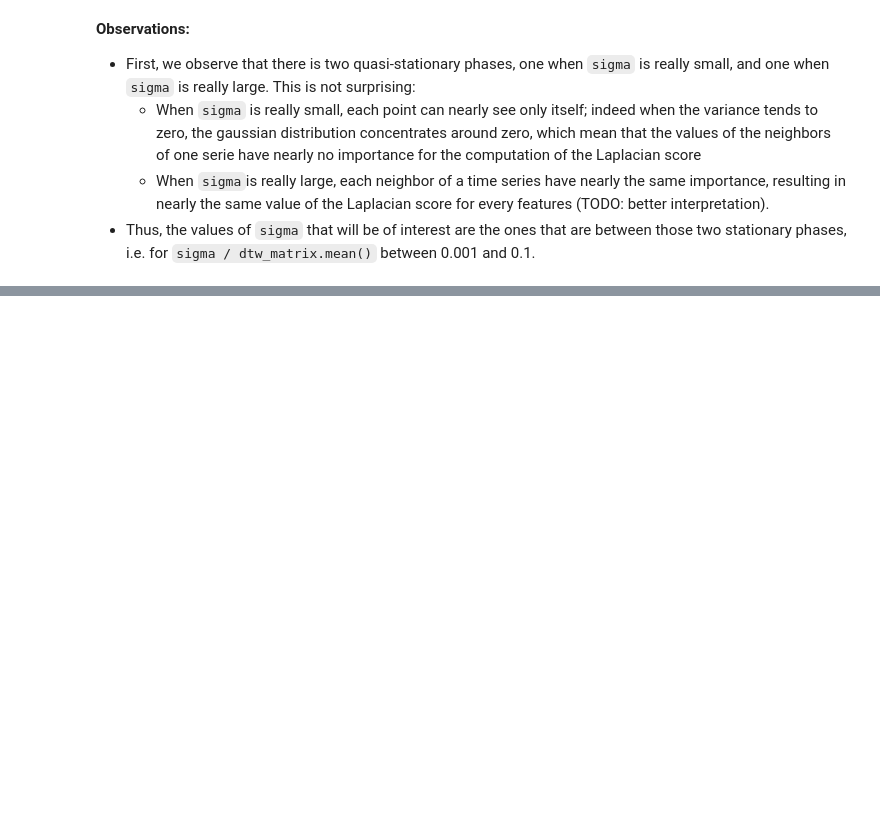
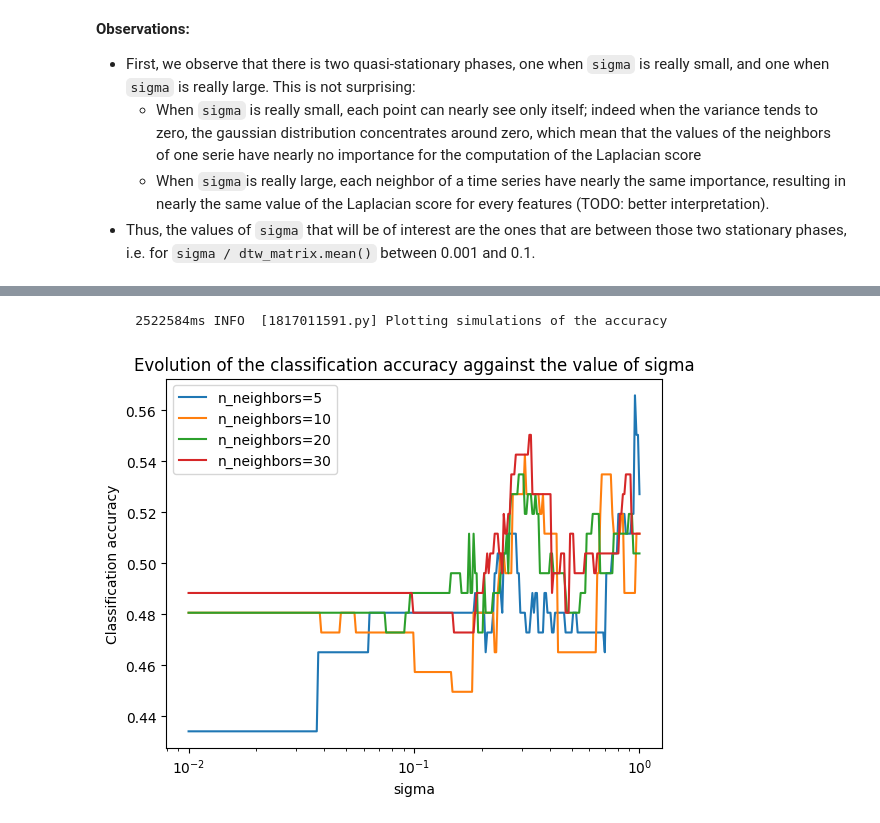
Before and after one commit to decarpentierg/laplacian-score-4-time-series, a Jupyter notebook: doc/evaluate_laplacian_score.ipynb, the cells around one changed output, grey strips where cells are left out. Saved outputs shown, nothing was run; the diff lists cells and outputs as text; code cells hidden in the pictures; blank space fills up the shorter version.

```diff
--- a/doc/evaluate_laplacian_score.ipynb
+++ b/doc/evaluate_laplacian_score.ipynb
@@ -141,33 +154,0 @@ Now, let's have a closer look of what happen for the performance for `sigma` bet
-# %%
-LOW = 1e-4
-HIGH = 1
-NB_POINT = 300
-N_FEATURES = 10
-N_NEIGHBORS = 20
-
-sigma_values = np.linspace(LOW, HIGH, NB_POINT)
-accuracy_values = list()
-
-for sigma in tqdm(sigma_values):
-    feature_selector = laplacian_score.LaplacianSelection(
-        dataset,
-        use_dtw=False,
-        sigma=dataset.ned_distance_matrix.mean() * sigma,
-        n_neighbors=N_NEIGHBORS,
-        n_features=N_FEATURES,
-    )
-    accuracy_values.append(
-        get_svc_accuracy(
-            dataset.features.T,
-            dataset.labels,
-            feature_selector,
-        )
-    )
-
-
-plt.plot(sigma_values, accuracy_values)
-plt.xlabel('sigma')
-plt.ylabel('Classification accuracy')
-plt.title('Evolution of the classification accuracy aggainst the value of sigma')
-plt.show()
-plt.close()
@@ -175,0 +281,14 @@ plt.close()
+# %%
+logger.info('Plotting simulations of the accuracy')
+for n_neighbors in N_NEIGHBORS:
+    plt.plot(sigma_values, nneighbors_to_accuracies_list[n_neighbors], label=f'n_neighbors={n_neighbors}')
+plt.xscale('log')
+plt.legend()
+plt.xlabel('sigma')
+plt.ylabel('Classification accuracy')
+plt.title('Evolution of the classification accuracy aggainst the value of sigma')
+plt.show()
+plt.close()
+# %% [output]
+     2522584ms INFO  [1817011591.py] Plotting simulations of the accuracy
+[figure, added]
```
Also changed, not shown: parts of 10 cells of this notebook, 6 other files.
